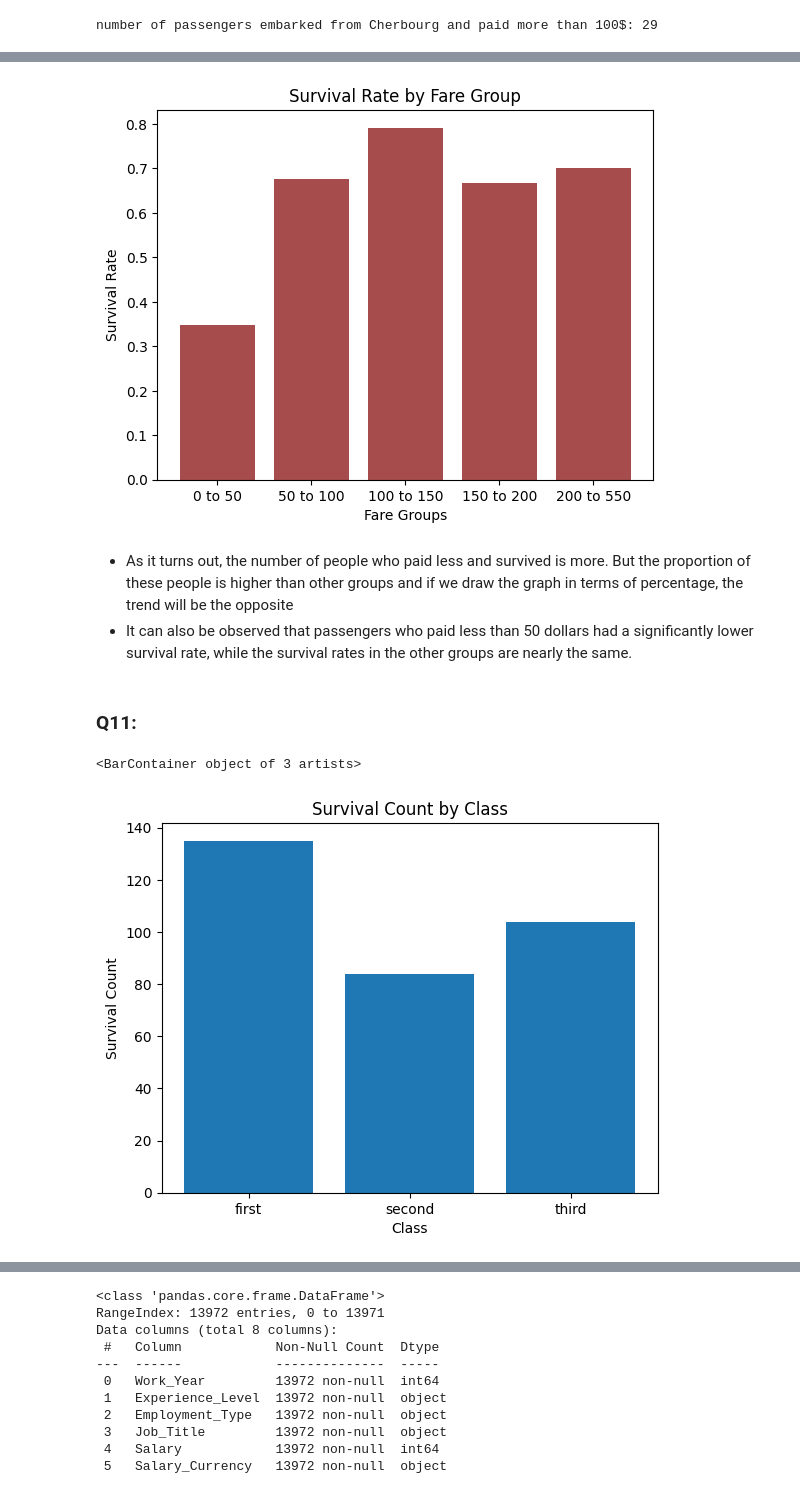
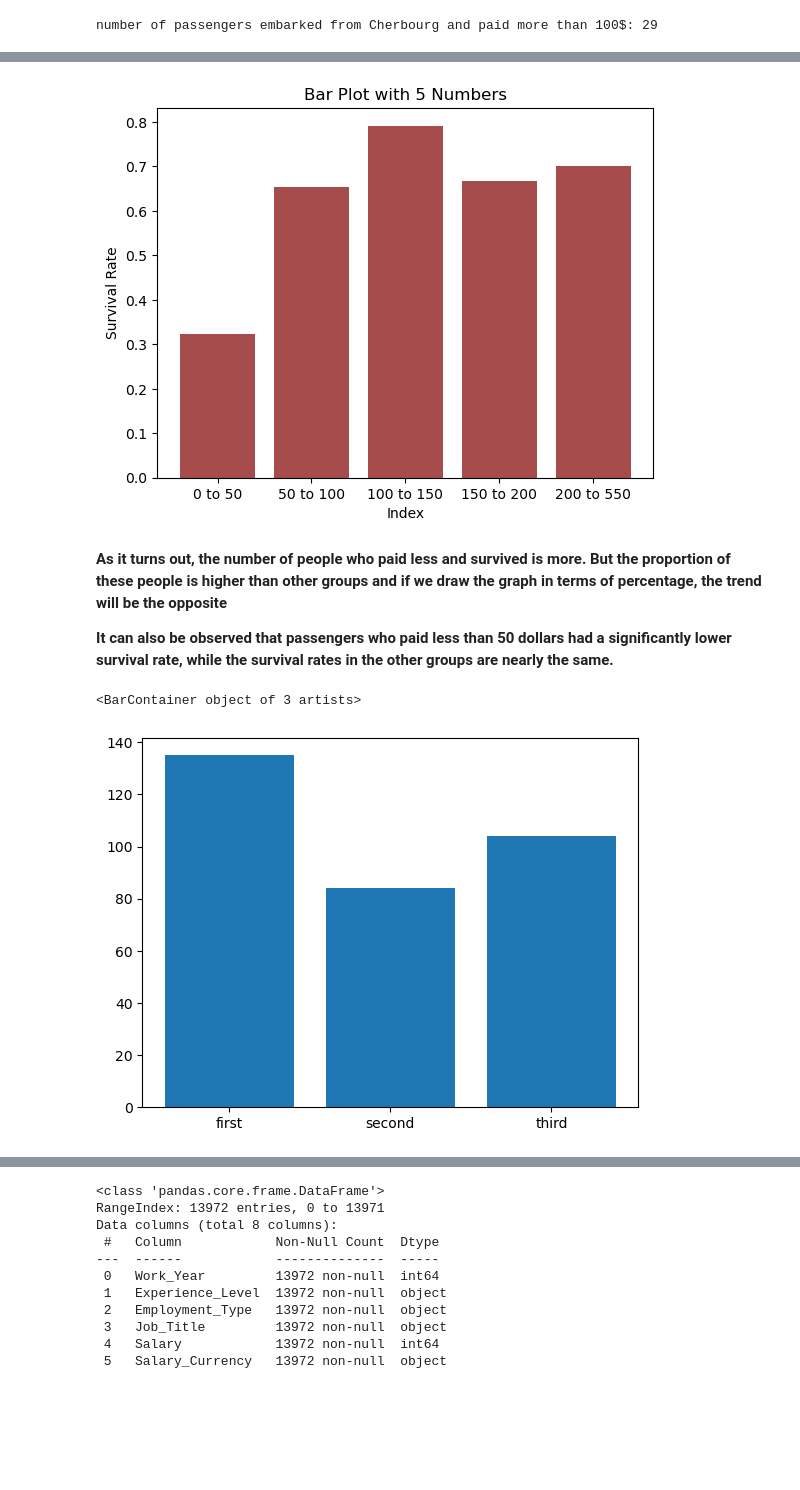
Before and after one commit to denezo/data-science-course, a Jupyter notebook: DS_CA2.ipynb, the cells around one changed output, grey strips where cells are left out. Cells and saved outputs as stored; diff of their text form; code cells hidden in the pictures; blank space fills up the shorter version.

```diff
--- a/DS_CA2.ipynb
+++ b/DS_CA2.ipynb
@@ -523,3 +428,0 @@ print(C.shape[0], S.shape[0], Q.shape[0])
-# %%
-df['embark_town'].fillna('Southampton', inplace=True)
-df.info()
@@ -555,0 +446,2 @@ For example, when doing 'df[col].method(value, inplace=True)', try using 'df.met
+# %%
+df['embarked'].fillna('S', inplace=True)
@@ -555,0 +450,7 @@ For example, when doing 'df[col].method(value, inplace=True)', try using 'df.met
+# %%
+average_value = df['age'].mean()
+
+# Fill missing values with the average value
+df['age'].fillna(average_value, inplace=True)
+# %%
+df = df.drop(['deck'], axis = 1)
@@ -593,10 +534,4 @@ Fare Groups
 # %%
-sr0_50 = 216 / 622
-sr50_100 = 67 / 99
-sr100_150 = 19 / 24
-sr150_200 = 6 / 9
-sr200_550 = 14 / 20
-
 numbers = [sr0_50,
 sr50_100 ,
 sr100_150,
@@ -604,41 +539,40 @@ sr150_200,
 sr200_550]
 
 fare = ['0 to 50','50 to 100', '100 to 150', '150 to 200', '200 to 550' ]
+# Create a bar plot
 plt.bar(fare, numbers, color='maroon', alpha=0.7)
-plt.xlabel("Fare Groups")
+plt.xlabel("Index")
 plt.ylabel("Survival Rate")
-plt.title("Survival Rate by Fare Group")
+plt.title("Bar Plot with 5 Numbers")
 
 plt.show()
 # %% [output]
-[figure, old version]
+[figure, new version]
 # %% [markdown]
-* As it turns out, the number of people who paid less and survived is more. But the proportion of these people is higher than other groups and if we draw the graph in terms of percentage, the trend will be the opposite
-* It can also be observed that passengers who paid less than 50 dollars had a significantly lower survival rate, while the survival rates in the other groups are nearly the same.
+**As it turns out, the number of people who paid less and survived is more. But the proportion of these people is higher than other groups and if we draw the graph in terms of percentage, the trend will be the opposite**
+
+**It can also be observed that passengers who paid less than 50 dollars had a significantly lower survival rate, while the survival rates in the other groups are nearly the same.**
-# %% [markdown]
-### Q11:
 # %%
-import matplotlib.pyplot as plt
+# Q11
 
-first = df[df['pclass'] == 1]
-second = df[df['pclass'] == 2]
-third = df[df['pclass'] == 3]
+first = df[df['class'] == 'First']
+second = df[df['class'] == 'Second']
+third = df[df['class'] == 'Third']
 
 firstSurv = first[first['survived'] == 1]
 secondSurv = second[second['survived'] == 1]
 thirdSurv = third[third['survived'] == 1]
 
 class1 = firstSurv.shape[0]
 class2 = secondSurv.shape[0]
 class3 = thirdSurv.shape[0]
 
+import matplotlib.pyplot as plt
+
 cl = ['first', 'second', 'third']
 surv = [class1, class2, class3]
-plt.xlabel("Class")
-plt.ylabel("Survival Count")
-plt.title("Survival Count by Class")
 
 plt.bar(cl, surv)
 # %% [output]
 <BarContainer object of 3 artists>
-[figure, old version]
+[figure, new version]
```
Also changed, not shown: parts of 117 cells of this notebook.
